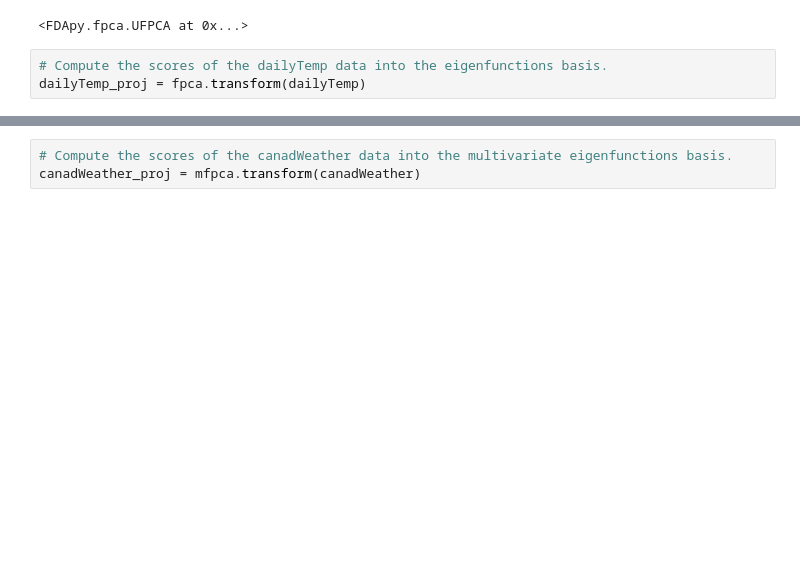
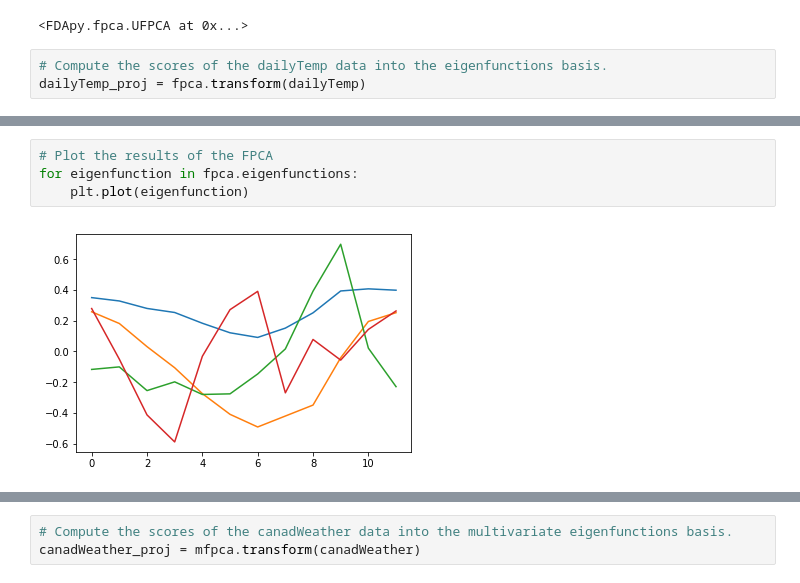
Before and after one commit to StevenGolovkine/FDApy, a Jupyter notebook: examples/canadian_weather.ipynb, the cells around one changed output, grey strips where cells are left out. Saved outputs shown, nothing was run; the diff lists cells and outputs as text; blank space fills up the shorter version.

```diff
--- a/examples/canadian_weather.ipynb
+++ b/examples/canadian_weather.ipynb
@@ -182,0 +207,6 @@ dailyTemp_proj = fpca.transform(dailyTemp)
+# %%
+# Plot the results of the FPCA
+for eigenfunction in fpca.eigenfunctions:
+    plt.plot(eigenfunction)
+# %% [output]
+[figure, added]
```
Also changed, not shown: parts of 16 cells of this notebook, 2 other files.
